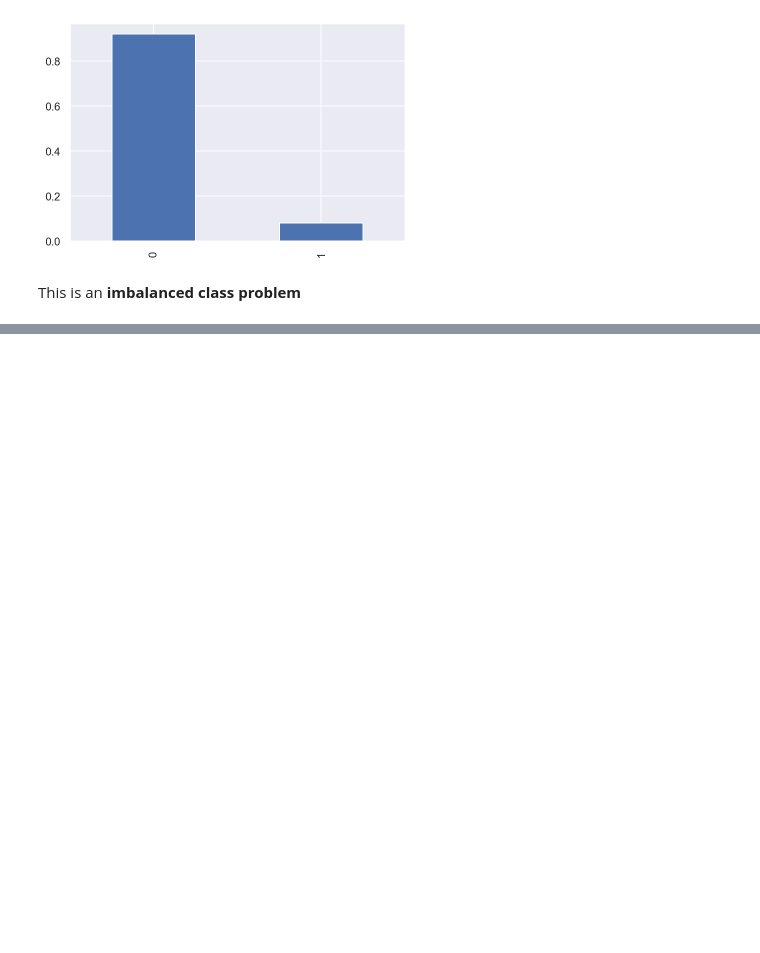
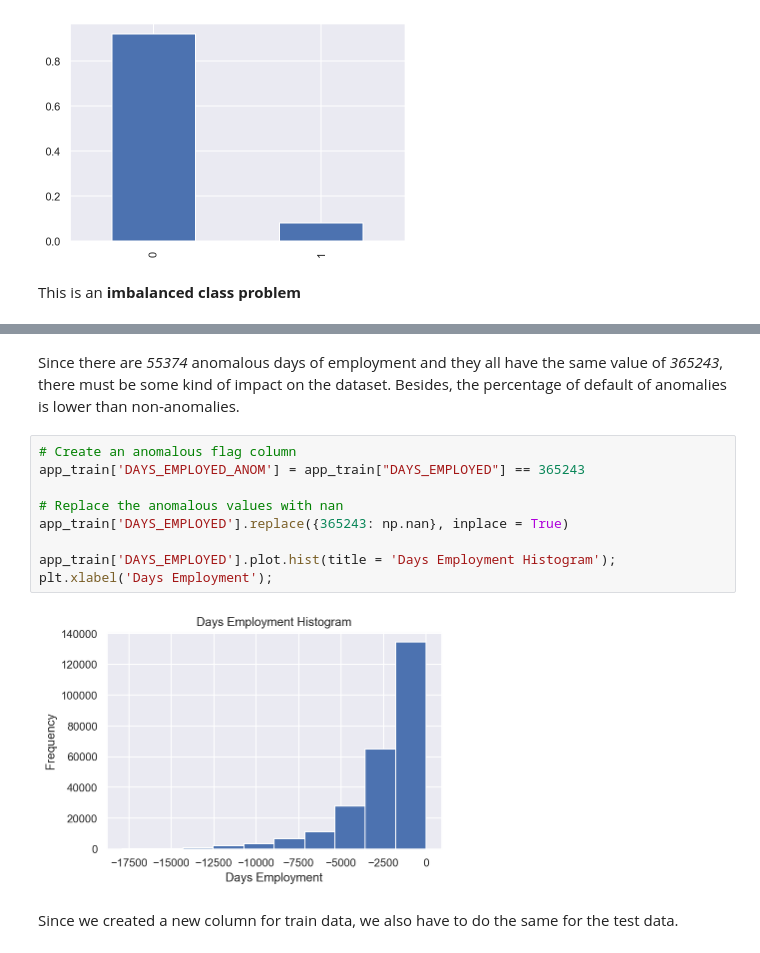
Before and after one commit to luongtruong77/classification-loan-default-risk-detection, a Jupyter notebook: notebooks/Test.ipynb, the cells around one changed output, grey strips where cells are left out. Saved outputs shown, nothing was run; the diff lists cells and outputs as text; blank space fills up the shorter version.

```diff
--- a/notebooks/Test.ipynb
+++ b/notebooks/Test.ipynb
@@ -128,0 +309,15 @@ This is an **imbalanced class problem**
+# %% [markdown]
+Since there are *55374* anomalous days of employment and they all have the same value of *365243*, there must be some kind of impact on the dataset. Besides, the percentage of default of anomalies is lower than non-anomalies.
+# %%
+# Create an anomalous flag column
+app_train['DAYS_EMPLOYED_ANOM'] = app_train["DAYS_EMPLOYED"] == 365243
+
+# Replace the anomalous values with nan
+app_train['DAYS_EMPLOYED'].replace({365243: np.nan}, inplace = True)
+
+app_train['DAYS_EMPLOYED'].plot.hist(title = 'Days Employment Histogram');
+plt.xlabel('Days Employment');
+# %% [output]
+[figure, added]
+# %% [markdown]
+Since we created a new column for train data, we also have to do the same for the test data.
```
Also changed, not shown: parts of 66 cells of this notebook.
